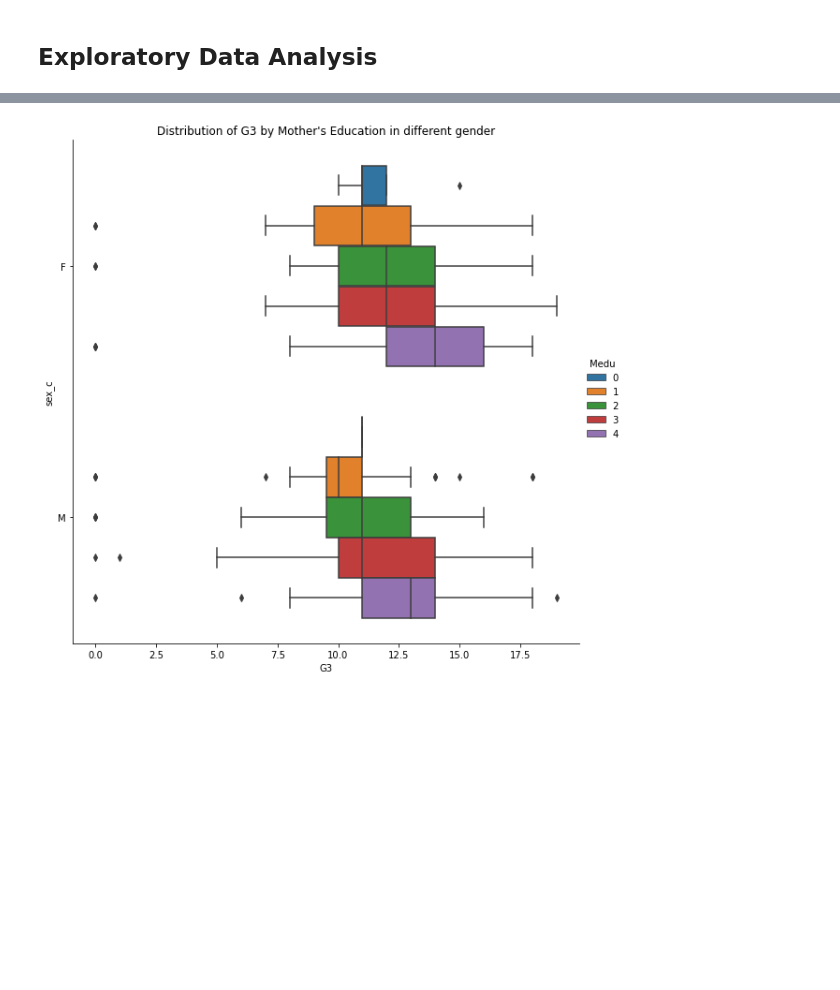
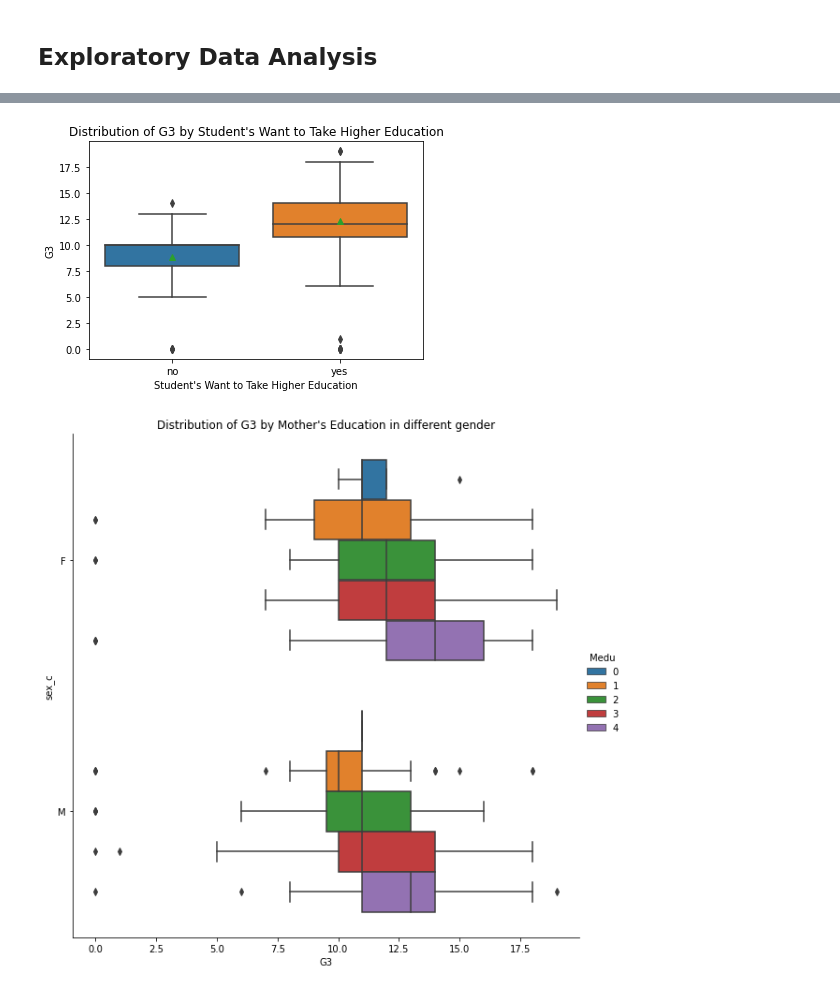
Before and after one commit to stephyap/ph1978L_finalproject, a Jupyter notebook: ph1978L_finalproject.ipynb, the cells around one changed output, grey strips where cells are left out. Cells and saved outputs as stored; diff of their text form; code cells hidden in the pictures; blank space fills up the shorter version.

```diff
--- a/ph1978L_finalproject.ipynb
+++ b/ph1978L_finalproject.ipynb
@@ -58 +80,10 @@ Index(['school', 'sex', 'age', 'address', 'famsize', 'Pstatus', 'Medu', 'Fedu',
+# %%
+df['higher_c']=df['higher'].astype('category')
+
+g = sns.boxplot(x="higher_c", y="G3", data=df, showmeans=True)
+plt.title("Distribution of G3 by Student's Want to Take Higher Education")
+plt.xlabel("Student's Want to Take Higher Education")
+plt.show(g)
+# %% [output]
+[figure, added]
 # %%
```
Also changed, not shown: parts of 11 cells of this notebook.
